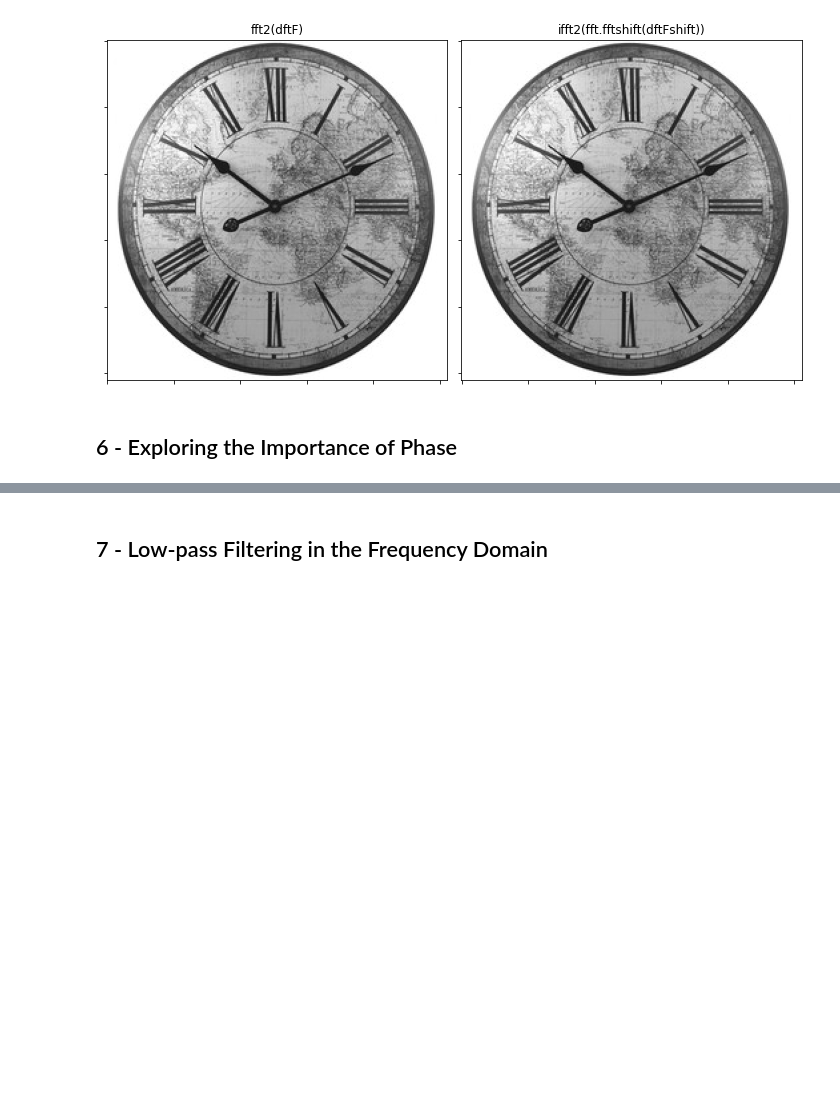
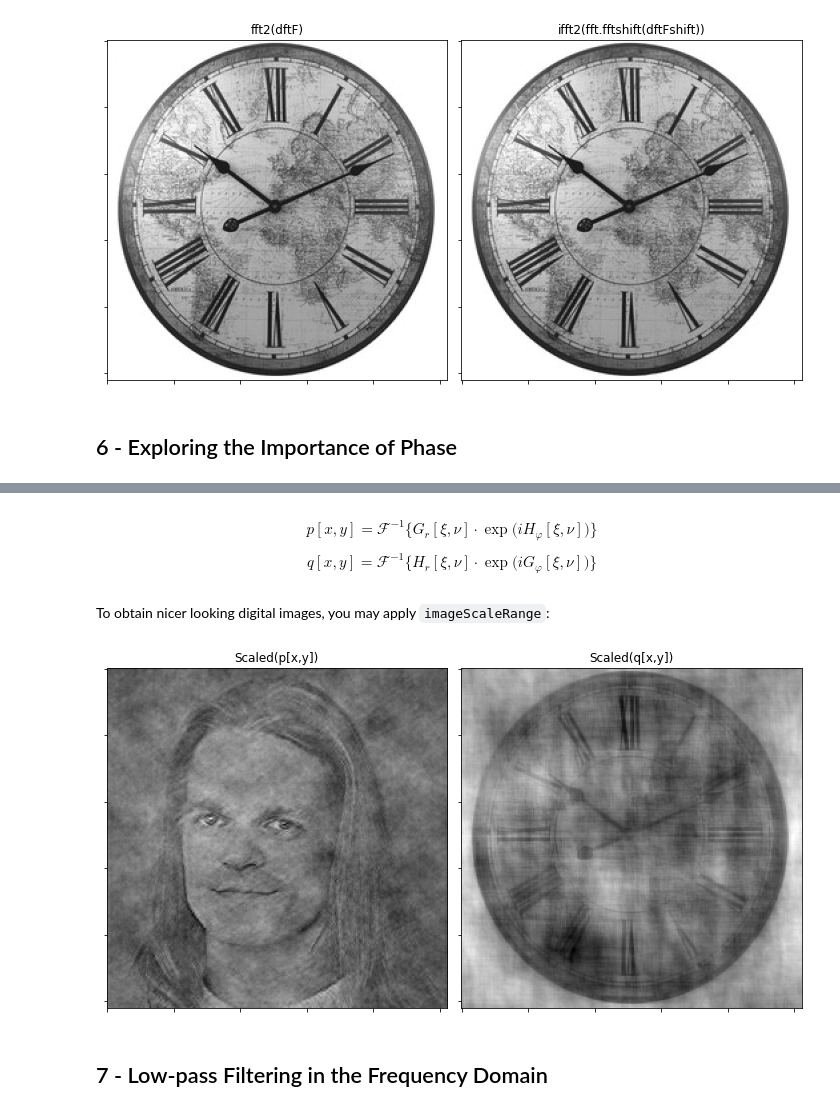
Before and after one commit to FabriceBeaumont/MA-INF_2314_IPSA, a Jupyter notebook: Code/Exercise3/SolutionsOfSheet3.ipynb, the cells around one changed output, grey strips where cells are left out. Drawn from its saved outputs; the diff is of its cells as text; code cells hidden in the pictures; blank space fills up the shorter version.

```diff
--- a/Code/Exercise3/SolutionsOfSheet3.ipynb
+++ b/Code/Exercise3/SolutionsOfSheet3.ipynb
@@ -605,2 +668,24 @@ plt.show()
+# %% [markdown]
+$$ p[x,y] = \mathcal{F}^{-1}\Big\{G_r[\xi, \nu] \cdot \exp\big( i H_{\varphi}[\xi, \nu] \big) \Big\} $$
+
+$$ q[x,y] = \mathcal{F}^{-1}\Big\{H_r[\xi, \nu] \cdot \exp\big( i G_{\varphi}[\xi, \nu] \big) \Big\} $$
+# %% [markdown]
+To obtain nicer looking digital images, you may apply `imageScaleRange`:
+# %%
+# Printing the images
+fig, axs = plt.subplots(1, 2, figsize=(10,10))
+
+axs[0].imshow(imageScaleRange(fctP), cmap='gray')
+axs[0].set_title("Scaled(p[x,y])")
+axs[0].set_xticklabels([]); axs[0].set_yticklabels([]);
+
+axs[1].imshow(imageScaleRange(fctQ), cmap='gray')
+axs[1].set_title("Scaled(q[x,y])")
+axs[1].set_xticklabels([]); axs[1].set_yticklabels([]);
+fig.tight_layout()
+
+plt.show()
+# %% [output]
+[figure, added]
 # %% [markdown]
 ## 7 - Low-pass Filtering in the Frequency Domain
```
Also changed, not shown: parts of 14 cells of this notebook.
